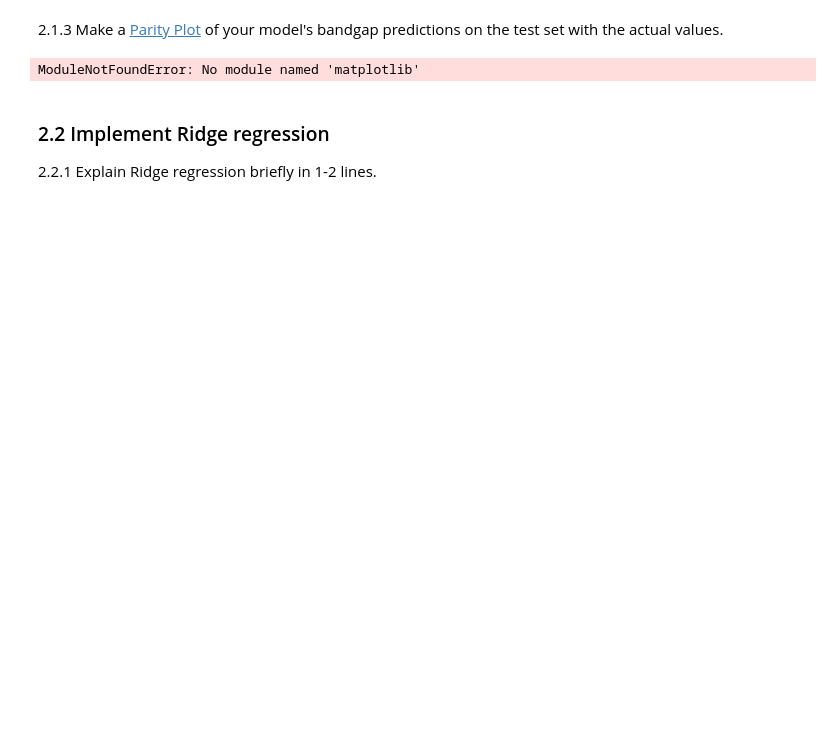
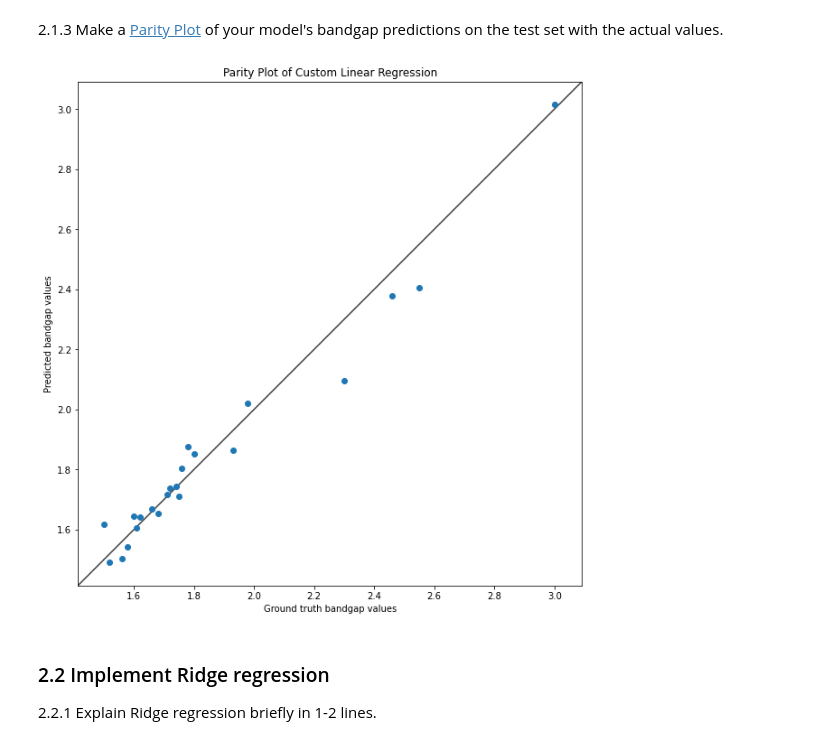
Before and after one commit to spashal/SMAI, a Jupyter notebook: Assignment2/rollnumber_Assignment2_Q2.ipynb, the cells around one changed output. Cells and saved outputs as stored; diff of their text form; code cells hidden in the pictures; blank space fills up the shorter version.

```diff
--- a/Assignment2/rollnumber_Assignment2_Q2.ipynb
+++ b/Assignment2/rollnumber_Assignment2_Q2.ipynb
@@ -133,30 +116,33 @@ costs
 # %%
 # Get the predictions of x_test into `y_pred`
 
 #
 # ...
 #
 
-import matplotlib.pyplot as plt
 fig, ax = plt.subplots(figsize=(10,20))
 
+x_test = np.array(x_test, dtype=np.float32)
+x_test_ = np.hstack((np.ones((x_test.shape[0],1)), x_test))
+
+y_pred = func(x_test_, coeff)
 ax.scatter(y_test, y_pred)
 
 lims = [
     np.min([ax.get_xlim(), ax.get_ylim()]),
     np.max([ax.get_xlim(), ax.get_ylim()]),
 ]
 ax.plot(lims, lims, 'k-', alpha=0.75, zorder=0)
 ax.set_aspect('equal')
 ax.set_xlim(lims)
 ax.set_ylim(lims)
 
 ax.set_title('Parity Plot of Custom Linear Regression')
 ax.set_xlabel('Ground truth bandgap values')
 ax.set_ylabel('Predicted bandgap values')
 plt.show()
 # %% [output]
-ModuleNotFoundError: No module named 'matplotlib'
+[figure, added]
 # %% [markdown]
 ### 2.2 Implement Ridge regression
 2.2.1 Explain Ridge regression briefly in 1-2 lines.
```
Also changed, not shown: parts of 5 cells of this notebook.
